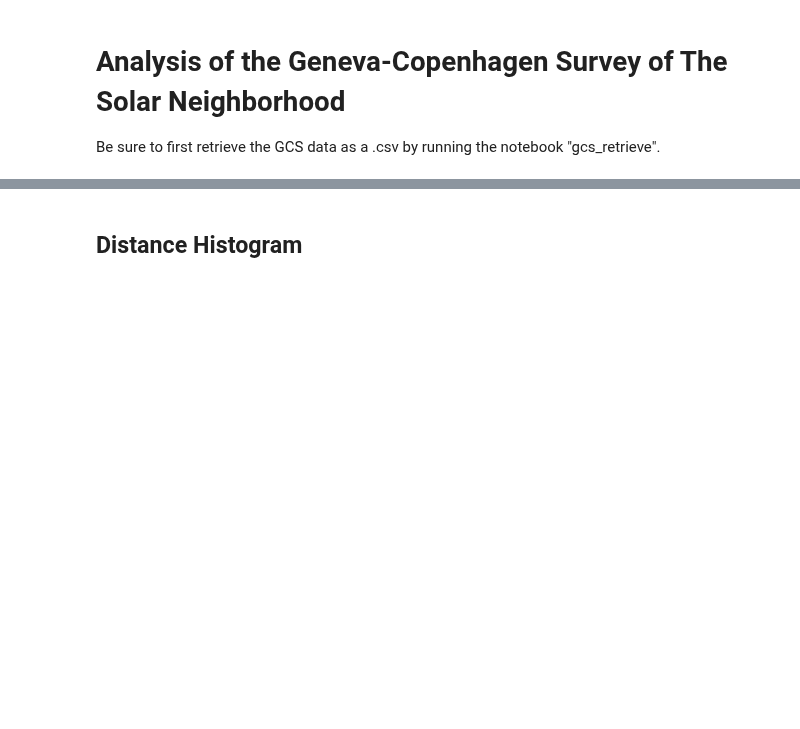
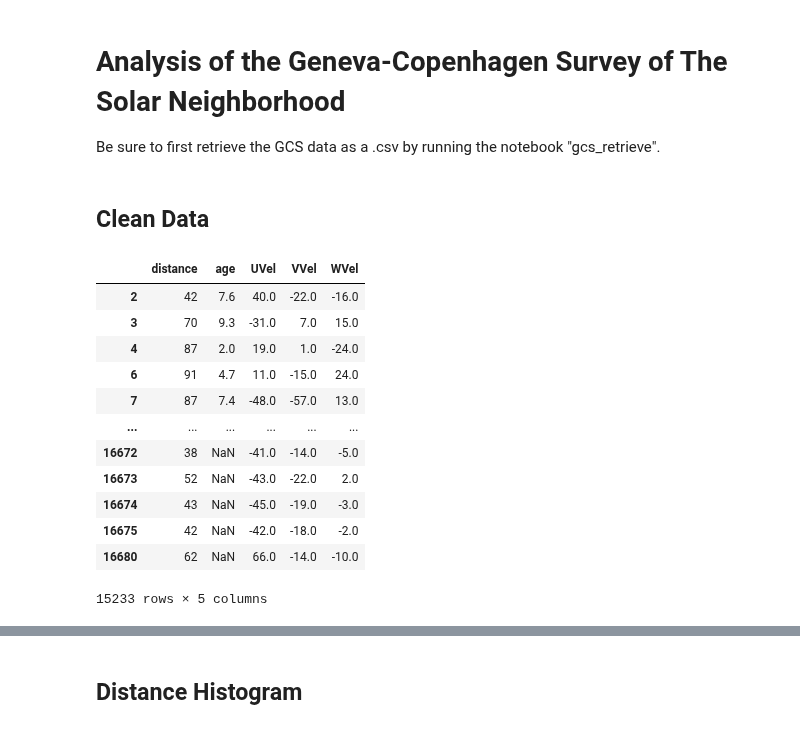
Before and after one commit to AutumnPearce/ISObooks, a Jupyter notebook: star_catalogs/gcs/gcs_analysis.ipynb, the cells around one changed output, grey strips where cells are left out. Cells and saved outputs as stored; diff of their text form; code cells hidden in the pictures; blank space fills up the shorter version.

```diff
--- a/star_catalogs/gcs/gcs_analysis.ipynb
+++ b/star_catalogs/gcs/gcs_analysis.ipynb
@@ -9,3 +9,35 @@ from matplotlib import pyplot as plt
 
 #read in data
 data = pd.read_csv('../files/table1_gcs.csv')
+# %% [markdown]
+## Clean Data
+# %%
+# build a new, clean, dataframe
+clean_data = pd.DataFrame()
+
+has_distance = (data['Dist'] != data['Dist'][0])
+clean_data.loc[has_distance,'distance'] = data[has_distance]['Dist'].astype('int')
+
+has_age = (data['Age'] != data['Age'][0])
+clean_data.loc[has_age,'age'] = data[has_age]['Age'].astype('float')
+
+has_vels = (data['UVel'] != data['UVel'][0])
+clean_data.loc[has_vels,'UVel'] = data[has_vels]['UVel'].astype('float')
+clean_data.loc[has_vels,'VVel'] = data[has_vels]['VVel'].astype('float')
+clean_data.loc[has_vels,'WVel'] = data[has_vels]['WVel'].astype('float')
+
+clean_data
+# %% [output]
+|  | distance | age | UVel | VVel | WVel |
+| 2 | 42 | 7.6 | 40.0 | -22.0 | -16.0 |
+| 3 | 70 | 9.3 | -31.0 | 7.0 | 15.0 |
+| 4 | 87 | 2.0 | 19.0 | 1.0 | -24.0 |
+| 6 | 91 | 4.7 | 11.0 | -15.0 | 24.0 |
+| 7 | 87 | 7.4 | -48.0 | -57.0 | 13.0 |
+| ... | ... | ... | ... | ... | ... |
+| 16672 | 38 | NaN | -41.0 | -14.0 | -5.0 |
+| 16673 | 52 | NaN | -43.0 | -22.0 | 2.0 |
+| 16674 | 43 | NaN | -45.0 | -19.0 | -3.0 |
+| 16675 | 42 | NaN | -42.0 | -18.0 | -2.0 |
+| 16680 | 62 | NaN | 66.0 | -14.0 | -10.0 |
+15233 rows × 5 columns
```
Also changed, not shown: parts of 4 cells of this notebook, 5 other files.
